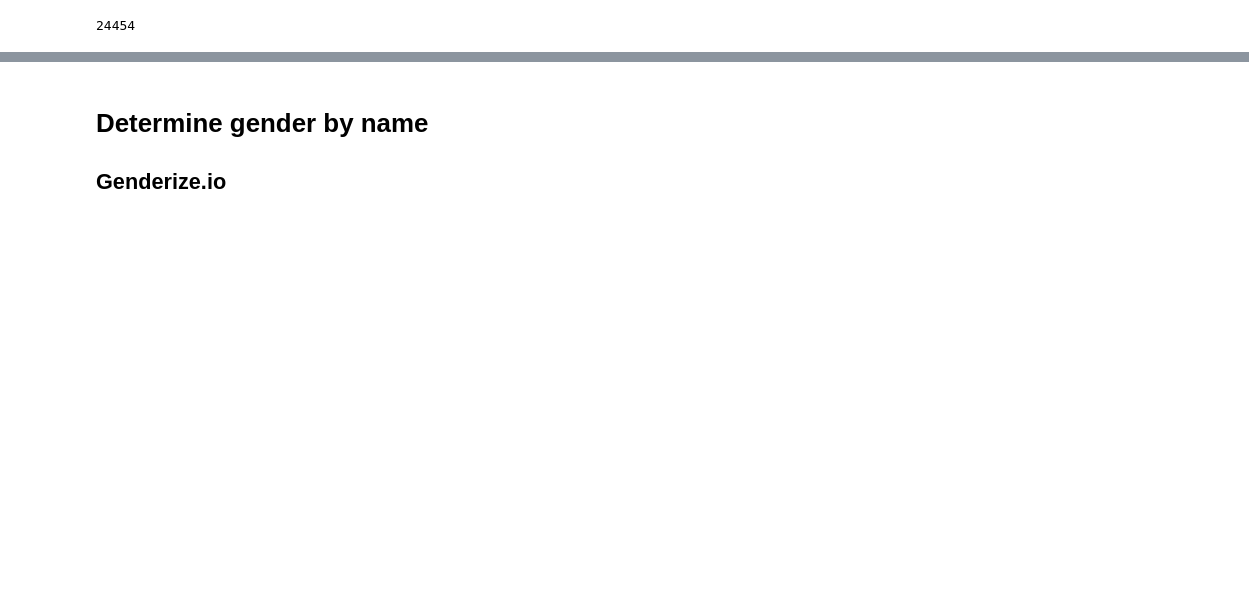
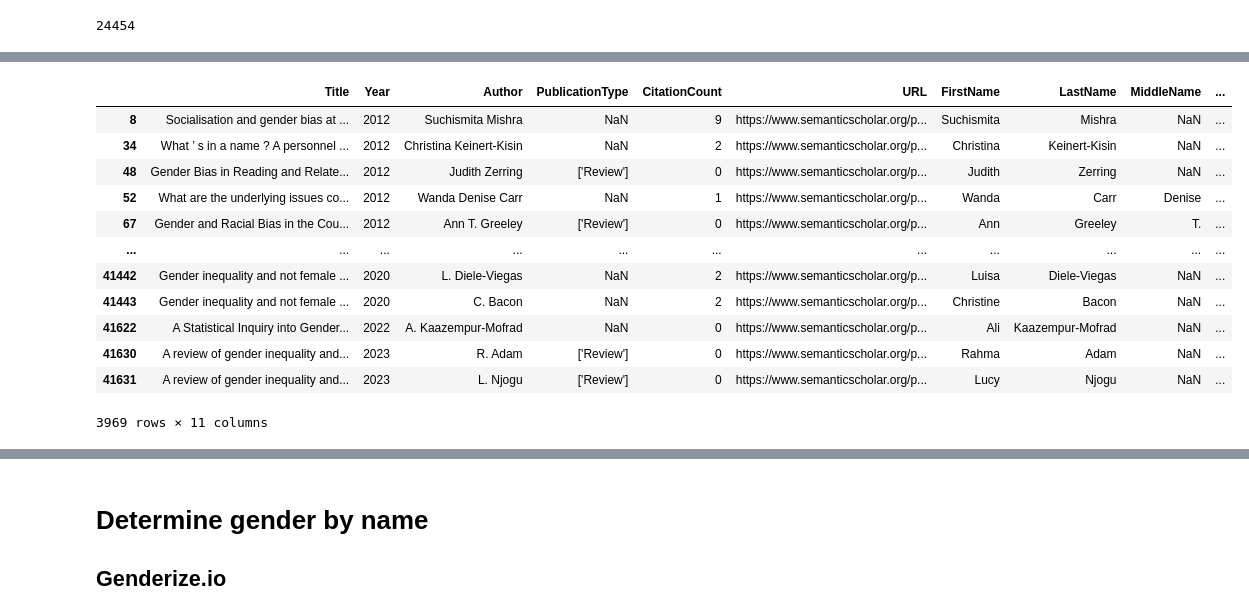
Before and after one commit to hexann666/MSc_gender_bias, a Jupyter notebook: semantic_scholar.ipynb, the cells around one changed output, grey strips where cells are left out. Drawn from its saved outputs; the diff is of its cells as text; code cells hidden in the pictures; blank space fills up the shorter version.

```diff
--- a/semantic_scholar.ipynb
+++ b/semantic_scholar.ipynb
@@ -944,0 +1247,14 @@ print(len(df_authors_full[df_authors_full.Journal.isna()]))
+# %%
+for i in range(len(additionalInfo)+1, len(list_id)):
+    #list_i = list(df_authors_full.PaperID[i:(i+50)])
+    item = sch.get_paper(list_id[i])
+    additionalInfo.append({'PaperID': item['paperId'],
+        'Title': item['title'],
+        'FieldsOfStudy': item['fieldsOfStudy'],
+        'FieldsOfStudy_s2': item['s2FieldsOfStudy'],
+        'Journal': item['journal']
+        })
+    print(i, 'is ready')
+    time.sleep(2)
+    if i % 100 == 0:
+        time.sleep(60)
@@ -944,0 +1281,18 @@ print(len(df_authors_full[df_authors_full.Journal.isna()]))
+# %%
+#additionalInfo = []
+#list_id = list(df_authors_full.PaperID.unique())
+
+for i in range(len(additionalInfo), len(list_id), 50):
+    list_i = list(df_authors_full.PaperID[i:(i+50)])
+    paper = sch.get_papers(list_i)
+    for item in paper:
+        additionalInfo.append({'PaperID': item['paperId'],
+            'Title': item['title'],
+            'FieldsOfStudy': item['fieldsOfStudy'],
+            'FieldsOfStudy_s2': item['s2FieldsOfStudy'],
+            'Journal': item['journal']
+            })
+    print(i+50, 'is ready')
+    time.sleep(5)
+    if i % 500 == 0:
+        time.sleep(300)
@@ -944,0 +1303,11 @@ print(len(df_authors_full[df_authors_full.Journal.isna()]))
+# %%
+dict_IdJournal = {}
+for data in additionalInfo:
+    #print(data['Journal'].keys())
+    try:
+        dict_IdJournal[data['PaperID']] = data['Journal']['name']
+    except:
+        pass
+
+df_authors_full['Journal'] = df_authors_full['PaperID'].map(dict_IdJournal)
+df_authors_full['Journal'][df_authors_full.Journal.notnull()]
@@ -944,0 +1327,16 @@ print(len(df_authors_full[df_authors_full.Journal.isna()]))
+# %%
+df_authors_full[df_authors_full.Journal.isna()]
+# %% [output]
+|  | Title | Year | Author | PublicationType | CitationCount | URL | FirstName | LastName | MiddleName | ... |
+| 8 | Socialisation and gender bias at ... | 2012 | Suchismita Mishra | NaN | 9 | https://www.semanticscholar.org/p... | Suchismita | Mishra | NaN | ... |
+| 34 | What ’ s in a name ? A personnel ... | 2012 | Christina Keinert-Kisin | NaN | 2 | https://www.semanticscholar.org/p... | Christina | Keinert-Kisin | NaN | ... |
+| 48 | Gender Bias in Reading and Relate... | 2012 | Judith Zerring | ['Review'] | 0 | https://www.semanticscholar.org/p... | Judith | Zerring | NaN | ... |
+| 52 | What are the underlying issues co... | 2012 | Wanda Denise Carr | NaN | 1 | https://www.semanticscholar.org/p... | Wanda | Carr | Denise | ... |
+| 67 | Gender and Racial Bias in the Cou... | 2012 | Ann T. Greeley | ['Review'] | 0 | https://www.semanticscholar.org/p... | Ann | Greeley | T. | ... |
+| ... | ... | ... | ... | ... | ... | ... | ... | ... | ... | ... |
+| 41442 | Gender inequality and not female ... | 2020 | L. Diele-Viegas | NaN | 2 | https://www.semanticscholar.org/p... | Luisa | Diele-Viegas | NaN | ... |
+| 41443 | Gender inequality and not female ... | 2020 | C. Bacon | NaN | 2 | https://www.semanticscholar.org/p... | Christine | Bacon | NaN | ... |
+| 41622 | A Statistical Inquiry into Gender... | 2022 | A. Kaazempur-Mofrad | NaN | 0 | https://www.semanticscholar.org/p... | Ali | Kaazempur-Mofrad | NaN | ... |
+| 41630 | A review of gender inequality and... | 2023 | R. Adam | ['Review'] | 0 | https://www.semanticscholar.org/p... | Rahma | Adam | NaN | ... |
+| 41631 | A review of gender inequality and... | 2023 | L. Njogu | ['Review'] | 0 | https://www.semanticscholar.org/p... | Lucy | Njogu | NaN | ... |
+3969 rows × 11 columns
```
Also changed, not shown: parts of 106 cells of this notebook, 8 other files.
